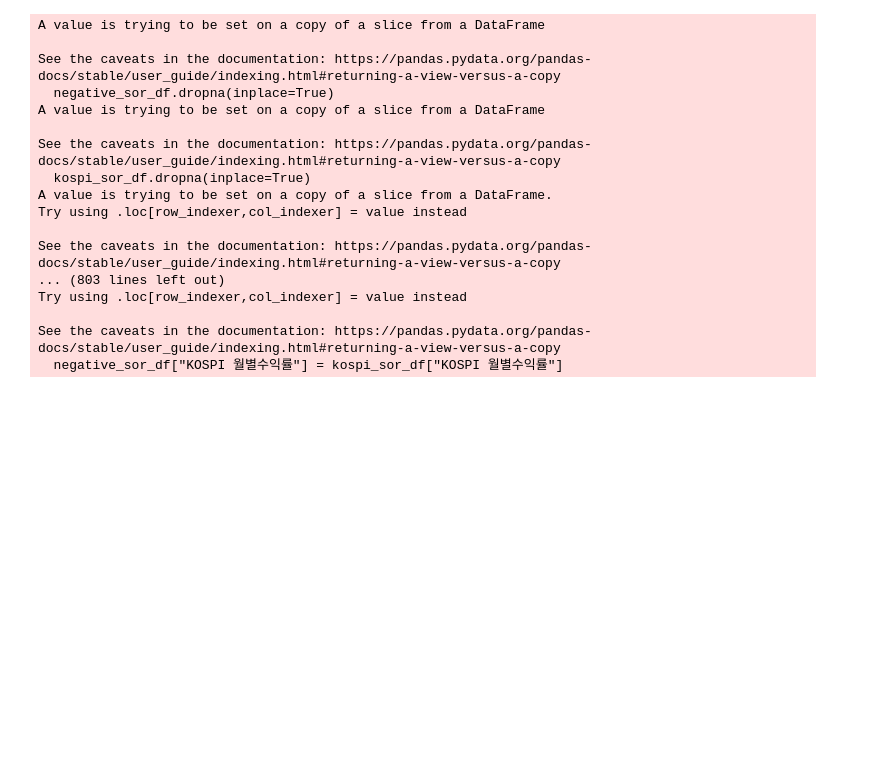
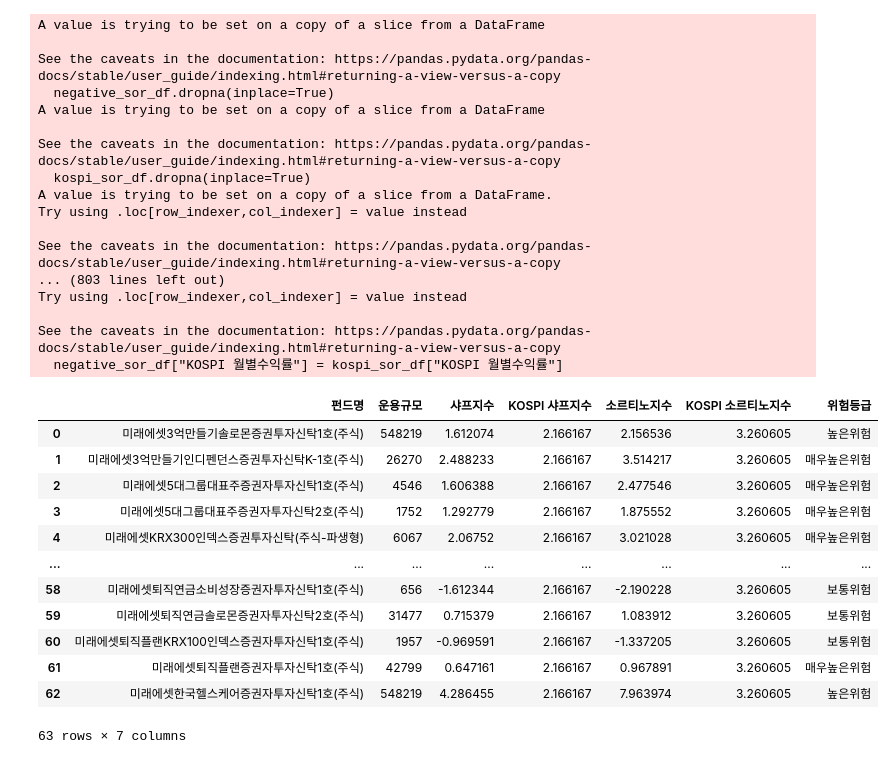
Before and after one commit to jkim0313/Hackathon_Whale, a Jupyter notebook: preprocessing_function.ipynb, the cells around one changed output. Drawn from its saved outputs; the diff is of its cells as text; code cells hidden in the pictures; blank space fills up the shorter version.

```diff
--- a/preprocessing_function.ipynb
+++ b/preprocessing_function.ipynb
@@ -231,3 +231,19 @@ full_df["위험등급"] = full_df["위험등급"].str.replace("\(UH\)", "")
 # %%
 # csv 파일로 저장
 full_df.to_csv('./csv/주식형펀드_샤프지수_소르티노지수.csv', encoding='CP949')
+# %%
+full_df
+# %% [output]
+|  | 펀드명 | 운용규모 | 샤프지수 | KOSPI 샤프지수 | 소르티노지수 | KOSPI 소르티노지수 | 위험등급 |
+| 0 | 미래에셋3억만들기솔로몬증권투자신탁1호(주식) | 548219 | 1.612074 | 2.166167 | 2.156536 | 3.260605 | 높은위험 |
+| 1 | 미래에셋3억만들기인디펜던스증권투자신탁K-1호(주식) | 26270 | 2.488233 | 2.166167 | 3.514217 | 3.260605 | 매우높은위험 |
+| 2 | 미래에셋5대그룹대표주증권자투자신탁1호(주식) | 4546 | 1.606388 | 2.166167 | 2.477546 | 3.260605 | 매우높은위험 |
+| 3 | 미래에셋5대그룹대표주증권자투자신탁2호(주식) | 1752 | 1.292779 | 2.166167 | 1.875552 | 3.260605 | 매우높은위험 |
+| 4 | 미래에셋KRX300인덱스증권투자신탁(주식-파생형) | 6067 | 2.06752 | 2.166167 | 3.021028 | 3.260605 | 매우높은위험 |
+| ... | ... | ... | ... | ... | ... | ... | ... |
+| 58 | 미래에셋퇴직연금소비성장증권자투자신탁1호(주식) | 656 | -1.612344 | 2.166167 | -2.190228 | 3.260605 | 보통위험 |
+| 59 | 미래에셋퇴직연금솔로몬증권자투자신탁2호(주식) | 31477 | 0.715379 | 2.166167 | 1.083912 | 3.260605 | 보통위험 |
+| 60 | 미래에셋퇴직플랜KRX100인덱스증권자투자신탁1호(주식) | 1957 | -0.969591 | 2.166167 | -1.337205 | 3.260605 | 보통위험 |
+| 61 | 미래에셋퇴직플랜증권자투자신탁1호(주식) | 42799 | 0.647161 | 2.166167 | 0.967891 | 3.260605 | 매우높은위험 |
+| 62 | 미래에셋한국헬스케어증권자투자신탁1호(주식) | 548219 | 4.286455 | 2.166167 | 7.963974 | 3.260605 | 높은위험 |
+63 rows × 7 columns
```
Also changed, not shown: 1 other file.
